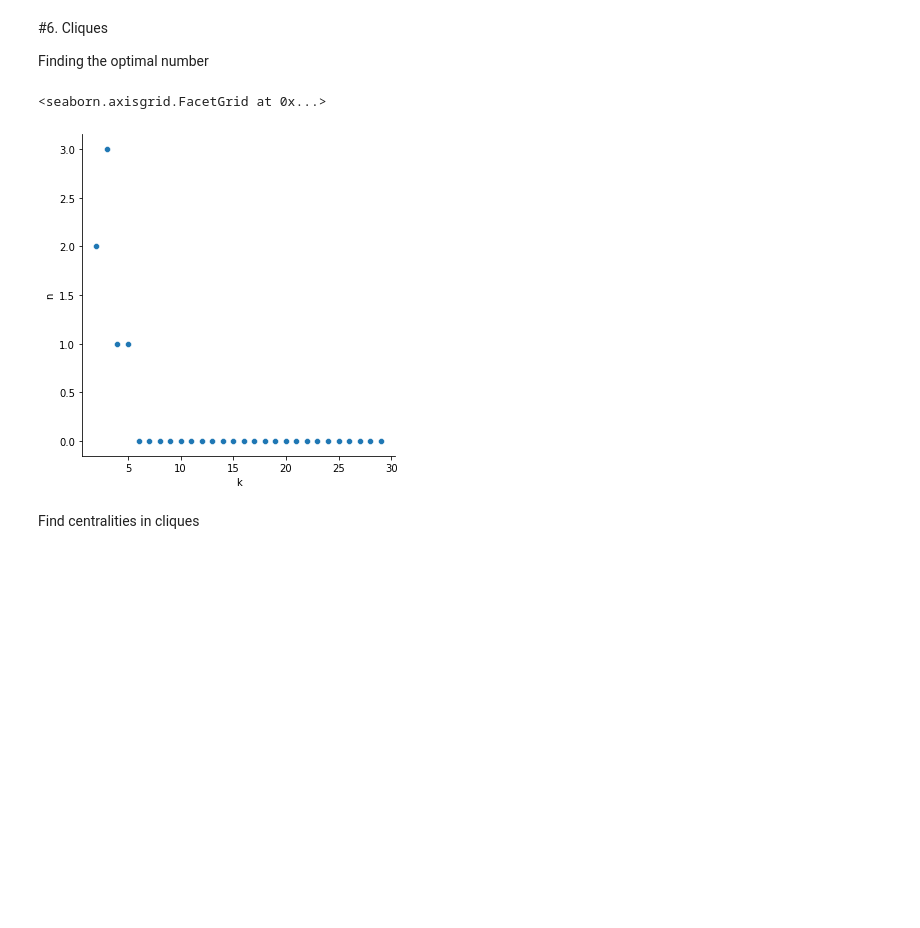
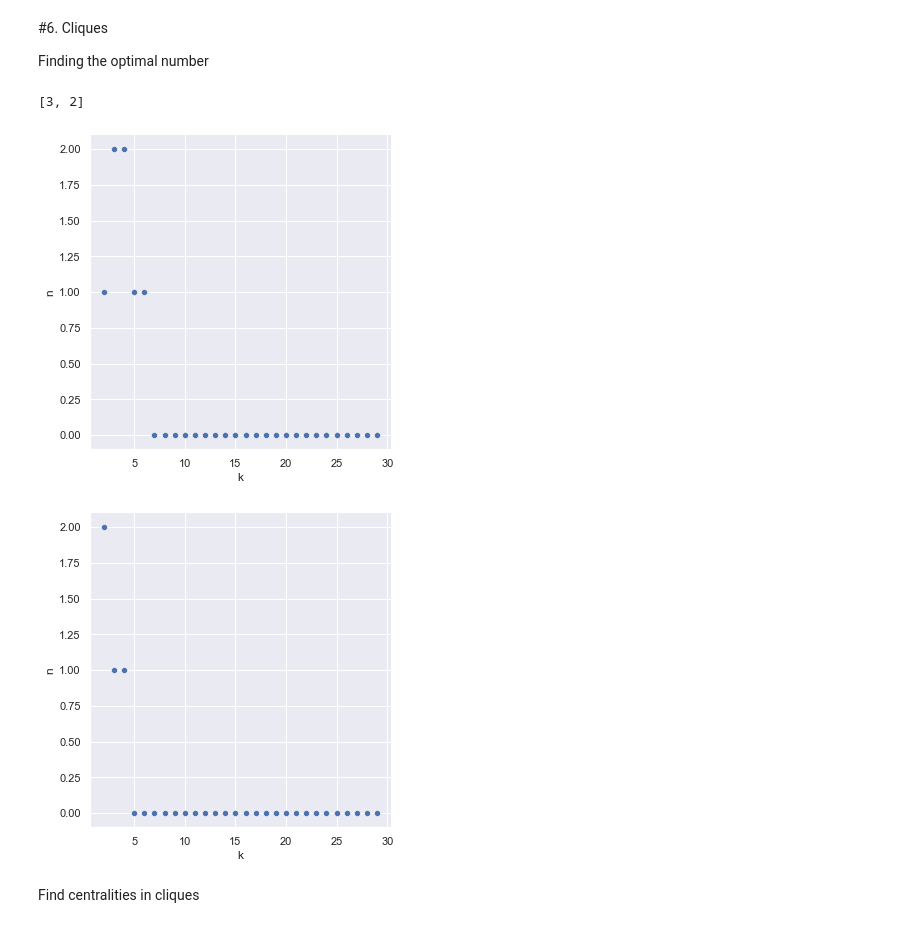
Before and after one commit to jnrkufuor/apollo, a Jupyter notebook: notebooks/Graph.ipynb, the cells around one changed output. Drawn from its saved outputs; the diff is of its cells as text; code cells hidden in the pictures; blank space fills up the shorter version.

```diff
--- a/notebooks/Graph.ipynb
+++ b/notebooks/Graph.ipynb
@@ -12,6 +12,8 @@ import networkx as nx
 from tqdm import tqdm
 import matplotlib.pyplot as plt
 import seaborn as sns
+import seaborn as sns
+sns.set(rc={'figure.figsize':(20,15)})
 import squarify
 import statistics
 #from google.colab import drive
@@ -143,20 +169,20 @@ df_plot_fin = df_finance_nds
 df_plot_fin.reset_index(inplace=True, drop=True)
 
 #Build Graph Variables
-G = nx.Graph() #news graph
-G2 = nx.Graph() #finacial graph
+gr_news = nx.Graph() #news graph
+gr_price = nx.Graph() #finacial graph
 
 #add edges and nodes to graph
 
 #for news
 for link in tqdm(df_plot_news.index):
-  G.add_edge(df_plot_news.iloc[link]['from'],
+  gr_news.add_edge(df_plot_news.iloc[link]['from'],
              df_plot_news.iloc[link]['to'],
              weight=df_plot_news.iloc[link]['weight'])
 
 #for financial
 for link in tqdm(df_plot_fin.index):
-  G2.add_edge(df_plot_fin.iloc[link]['from'],
+  gr_price.add_edge(df_plot_fin.iloc[link]['from'],
              df_plot_fin.iloc[link]['to'],
              weight=df_plot_fin.iloc[link]['weight'])
 # %%
@@ -189,10 +209,0 @@ Build NetworkX graph
-# %%
-df_link = df_links
-df_link.reset_index(inplace=True, drop=True)
-
-G = nx.Graph()
-
-for link in tqdm(df_link.index):
-  G.add_edge(df_link.iloc[link]['from'],
-             df_link.iloc[link]['to'],
-             weight=df_link.iloc[link]['weight'])
@@ -243,18 +258,23 @@ Finding the optimal number
 # %%
 from networkx.algorithms.community.kclique import k_clique_communities
 # %%
+#Explore what the clique size per the nunmber of cliques for each graoh
 clique_sizes = range(2, 30)
-n_cliques = []
-0
-for k in tqdm(clique_sizes):
-  n_cliques.append(len(list(k_clique_communities(G, k))))
+optimal_clique = [] #will hold the optimal clique size for each graph
+for G in graph:
+  n_cliques = []
+  for k in tqdm(clique_sizes):
+    n_cliques.append(len(list(k_clique_communities(G, k))))
 
-df_relplot = pd.DataFrame(data={'k': clique_sizes,
-                                'n': n_cliques})
+  optimal_clique.append(2+(n_cliques.index(max(n_cliques)))) #clique sizes should be greater than one, hence least clique size is 2
 
-sns.relplot(data=df_relplot,
-            x='k',
-            y='n')
+  df_relplot = pd.DataFrame(data={'k': clique_sizes,
+                                  'n': n_cliques})
+
+  sns.relplot(data=df_relplot,
+              x='k',
+              y='n')
 # %% [output]
-<seaborn.axisgrid.FacetGrid at 0x...>
+[3, 2]
-[figure, old version]
+[figure, new version]
+[figure, added]
```
Also changed, not shown: parts of 15 cells of this notebook, 1 other file.
